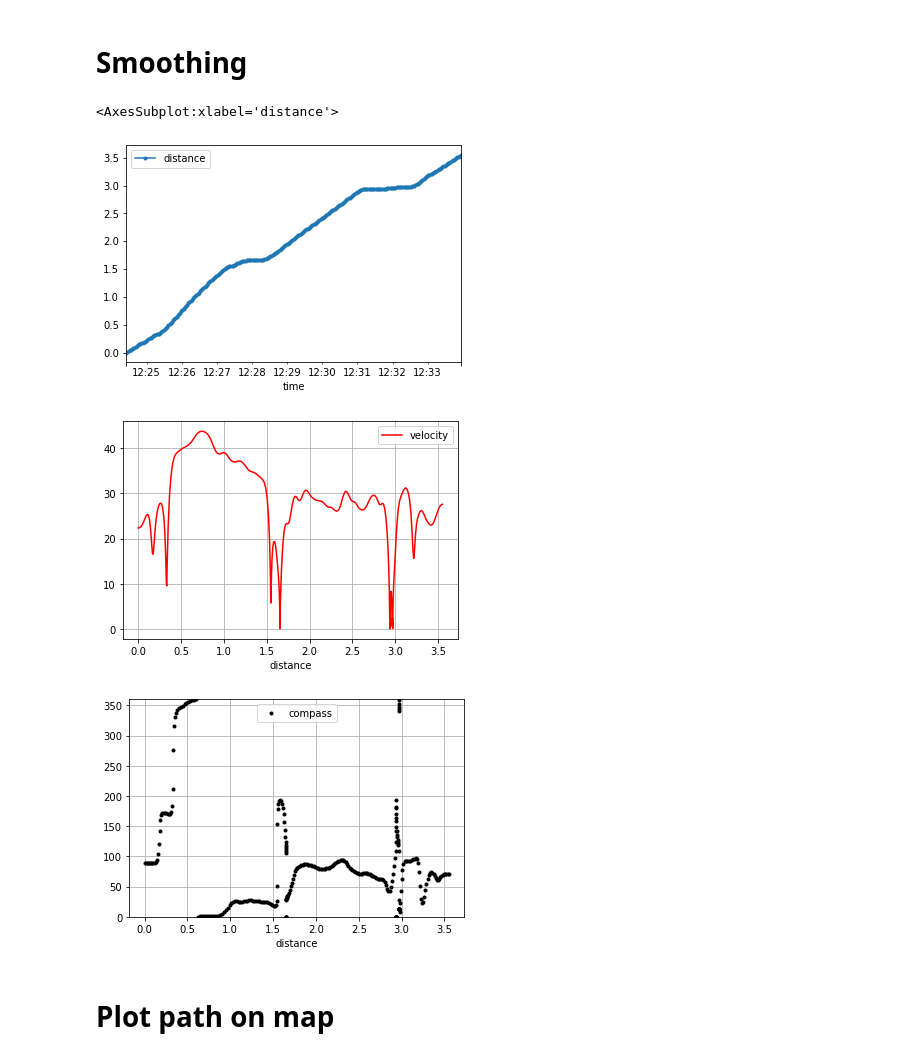
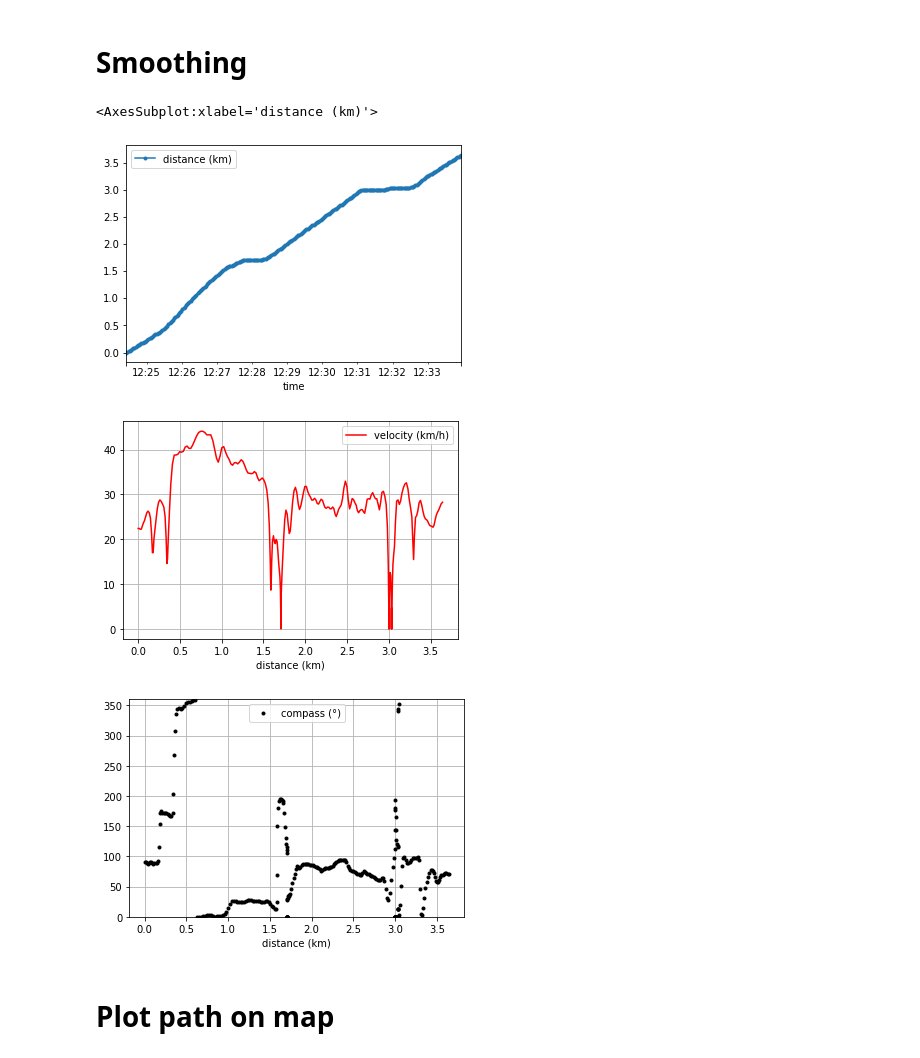
Before and after one commit to ovinc/gpxo, a Jupyter notebook: Examples.ipynb, the cells around one changed output. Saved outputs shown, nothing was run; the diff lists cells and outputs as text; code cells hidden in the pictures.

Commit message:
Incorporate smooth() in module to reduce dependencies, update column names in Track.data

```diff
--- a/Examples.ipynb
+++ b/Examples.ipynb
@@ -38,14 +38,14 @@ track.plot(x='distance', y='compass', grid=True, style='.k', ylim=(0, 360))
 # %%
 track.smooth()
 
-track.plot(y='distance', style='.-')
-track.plot(x='distance', y='velocity', grid=True, style='-r')
-track.plot(x='distance', y='compass', grid=True, style='.k', ylim=(0, 360))
+track.plot(y='distance (km)', style='.-')
+track.plot(x='distance (km)', y='velocity (km/h)', grid=True, style='-r')
+track.plot(x='distance (km)', y='compass (°)', grid=True, style='.k', ylim=(0, 360))
 # %% [output]
-<AxesSubplot:xlabel='distance'>
+<AxesSubplot:xlabel='distance (km)'>
-[figure, old version]
+[figure, new version]
-[figure, old version]
+[figure, new version]
-[figure, old version]
+[figure, new version]
 # %% [markdown]
 # Plot path on map
 # %% [markdown]
```
Also changed, not shown: parts of 2 cells of this notebook, 4 other files.
